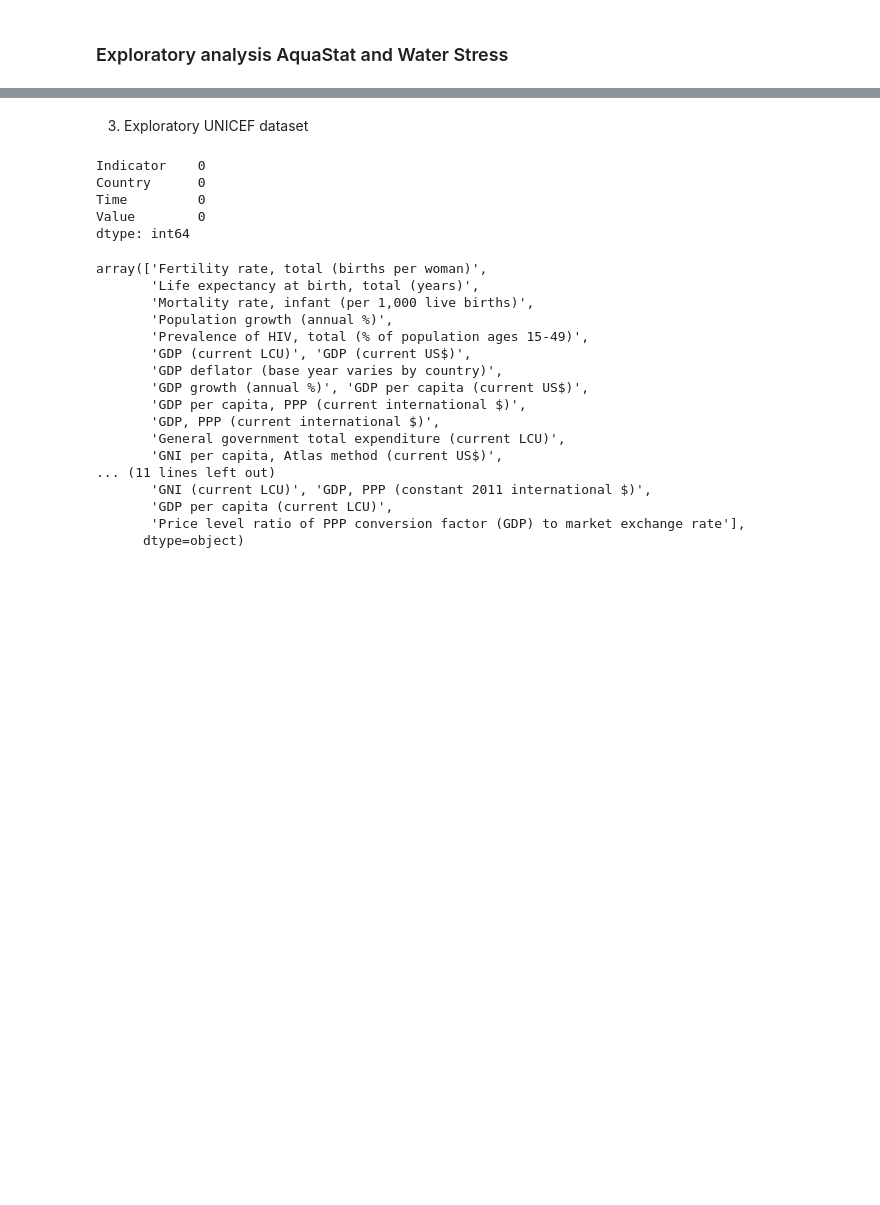
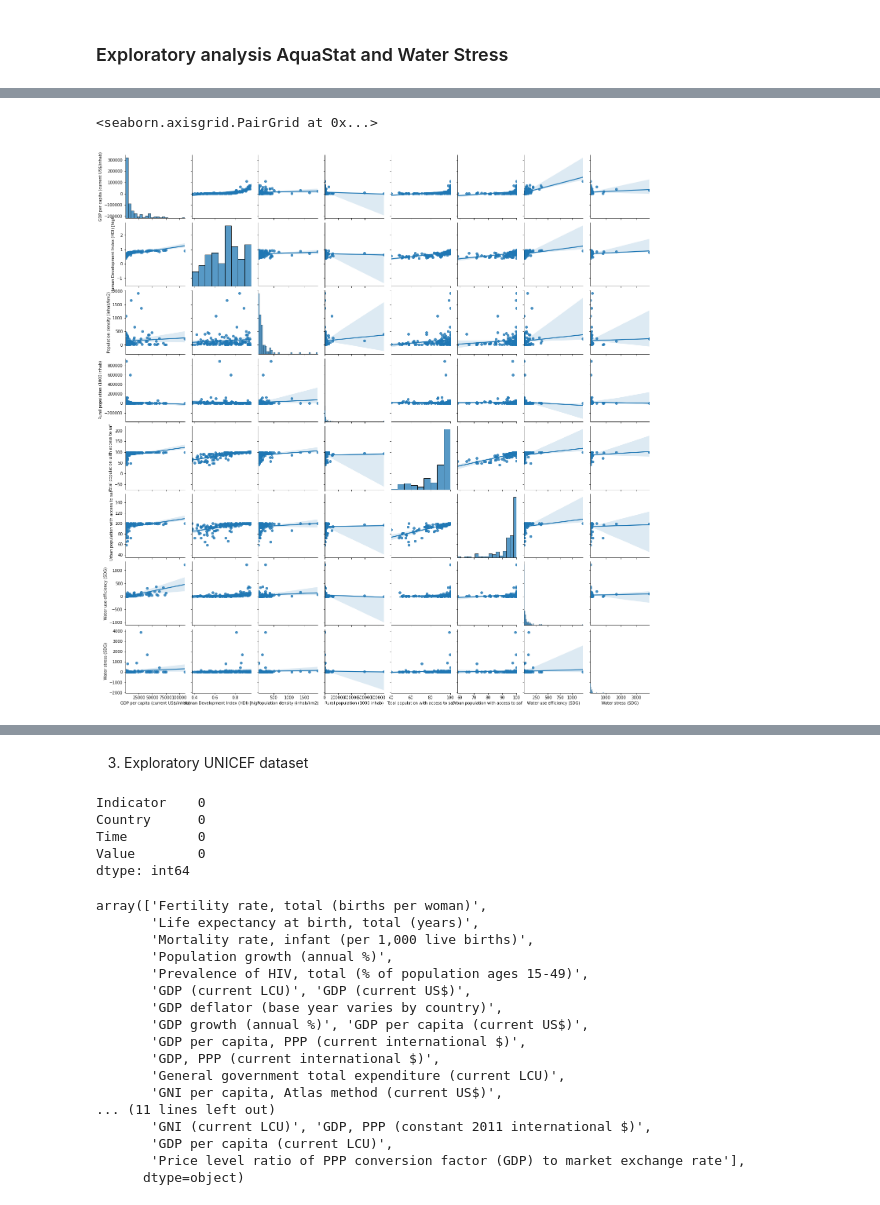
Before and after one commit to herbmks/MDA-Tuvalu, a Jupyter notebook: preprocessing_socio_outliers.ipynb, the cells around one changed output, grey strips where cells are left out. Saved outputs shown, nothing was run; the diff lists cells and outputs as text; code cells hidden in the pictures; blank space fills up the shorter version.

```diff
--- a/preprocessing_socio_outliers.ipynb
+++ b/preprocessing_socio_outliers.ipynb
@@ -200,9 +283,12 @@ sns.heatmap(corr_data,
 # %%
 df_keep = df_piv_ws_17.loc[:, ~df_piv_ws_17.columns.isin(['Rural population with access to saf',
-                                       'Water stress (MDG)',
+                                       'Water stress (SDG)',
                                        'Urban population (1000 inhab)'])]
 sns.pairplot(df_keep,kind="reg")
 #plot_kws={'line_kws':{'color':'red'}})
+# %% [output]
+<seaborn.axisgrid.PairGrid at 0x...>
+[figure, added]
 # %%
 # After removing LUX
 
```
Also changed, not shown: parts of 19 cells of this notebook, 1 other file.
